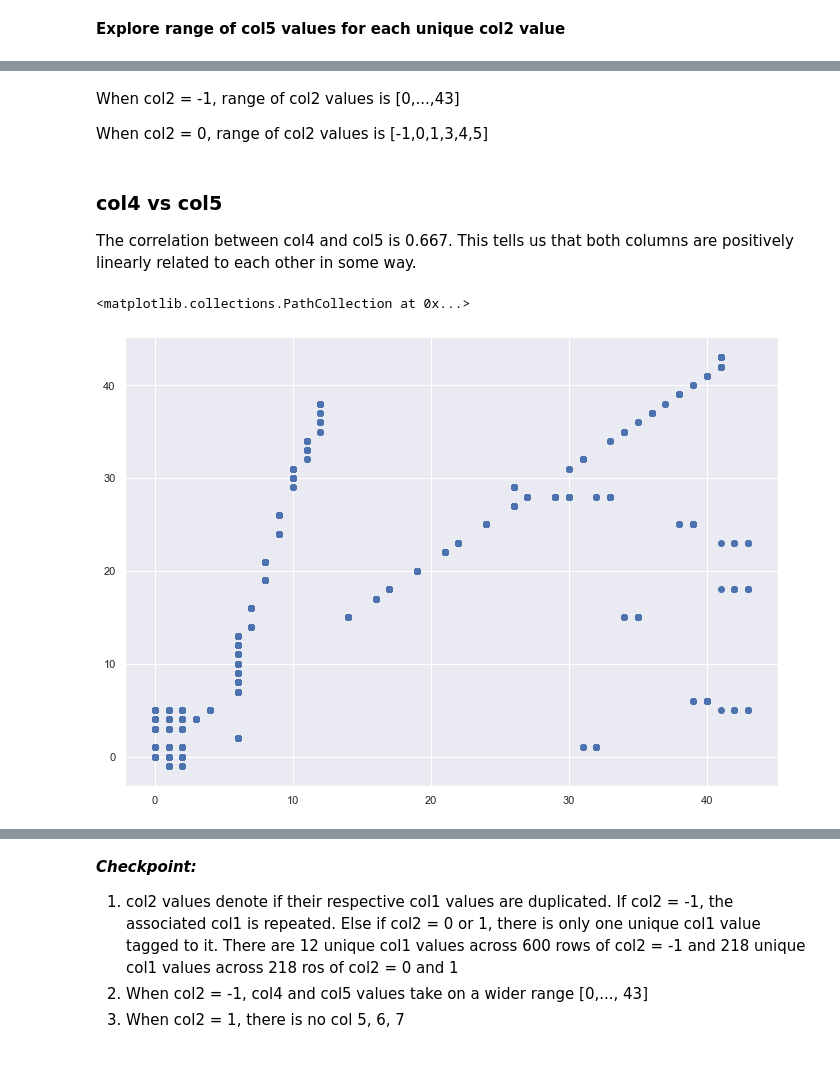
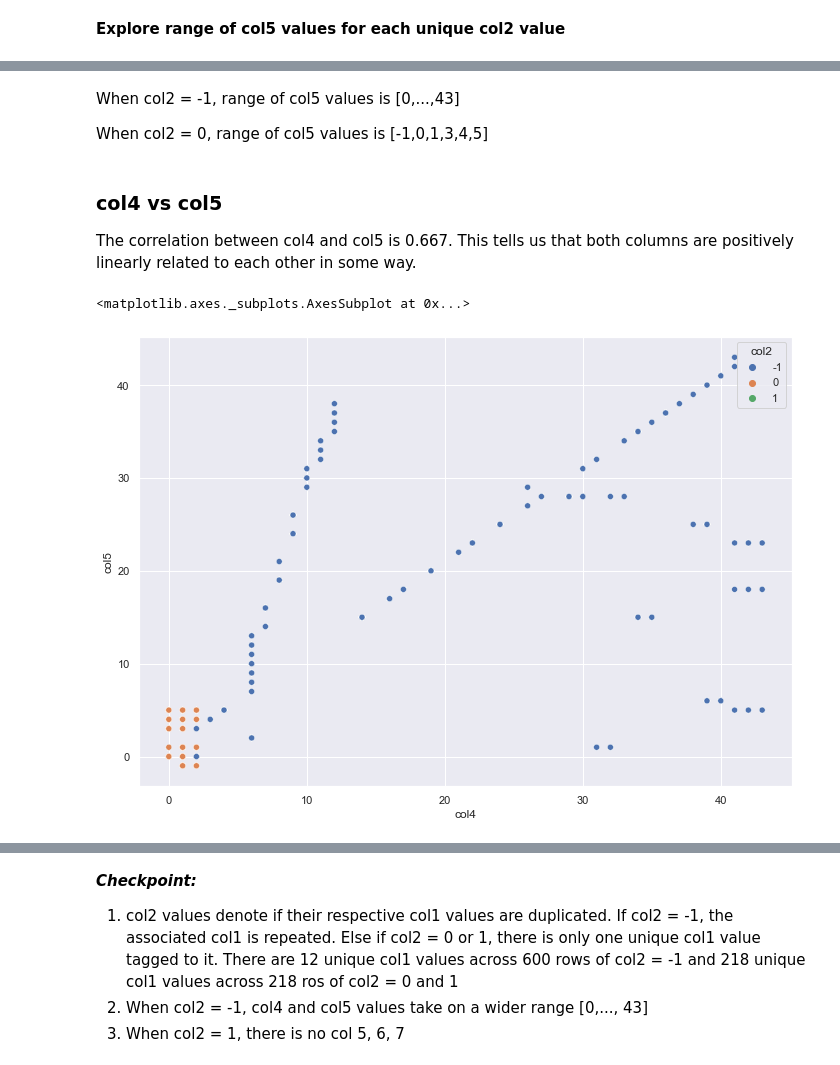
Before and after one commit to ernestng11/project-data-razer, a Jupyter notebook: Data analysis.ipynb, the cells around one changed output, grey strips where cells are left out. Cells and saved outputs as stored; diff of their text form; code cells hidden in the pictures.

```diff
--- a/Data analysis.ipynb
+++ b/Data analysis.ipynb
@@ -250,15 +248,15 @@ Number of unique values: 1
 Unique values: [nan]
 -------
 # %% [markdown]
-When col2 = -1, range of col2 values is [0,...,43]
+When col2 = -1, range of col5 values is [0,...,43]
 
-When col2 = 0, range of col2 values is [-1,0,1,3,4,5]
+When col2 = 0, range of col5 values is [-1,0,1,3,4,5]
 # %% [markdown]
 ### col4 vs col5
 
 The correlation between col4 and col5 is 0.667. This tells us that both columns are positively linearly related to each other in some way.
 # %%
-sns.scatterplot(data=df, x="total_bill", y="tip", hue="time")
+sns.scatterplot(data=df, x="col4", y="col5", hue="col2", palette='deep')
 # %% [output]
-<matplotlib.collections.PathCollection at 0x...>
+<matplotlib.axes._subplots.AxesSubplot at 0x...>
-[figure, old version]
+[figure, new version]
```
Also changed, not shown: parts of 2 cells of this notebook.
